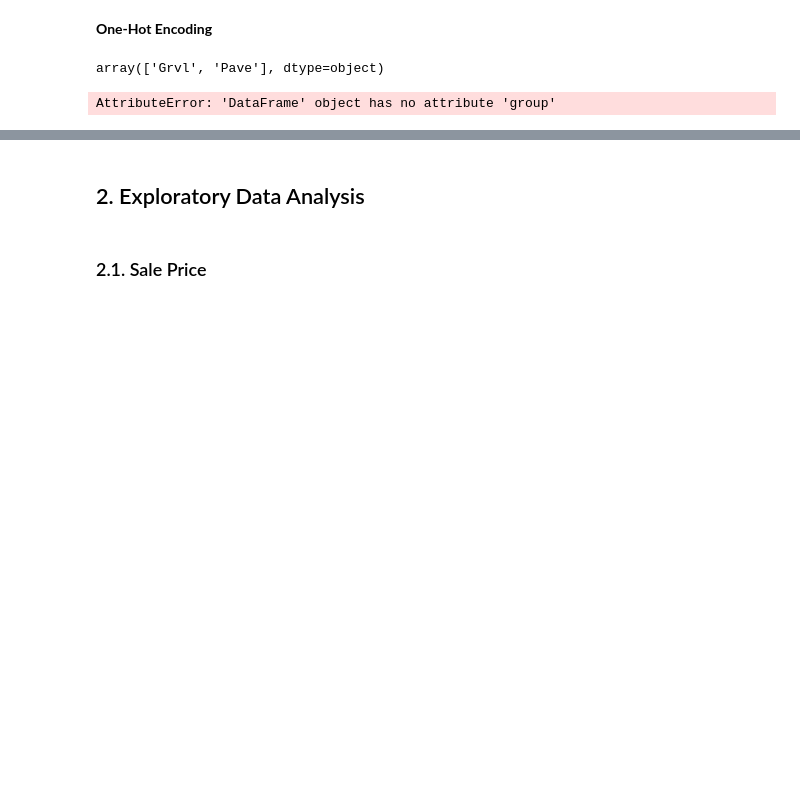
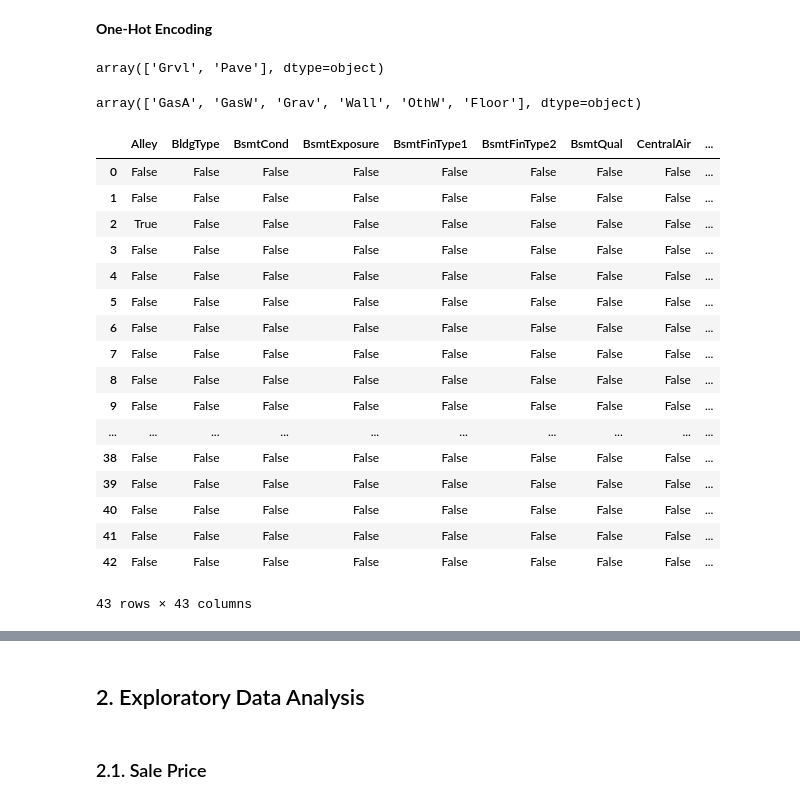
Before and after one commit to hamnasz/Machine-Learning-Basic-Projects, a Jupyter notebook: Regression/Project/ames-house-price.ipynb, the cells around one changed output, grey strips where cells are left out. Cells and saved outputs as stored; diff of their text form; code cells hidden in the pictures; blank space fills up the shorter version.

```diff
--- a/Regression/Project/ames-house-price.ipynb
+++ b/Regression/Project/ames-house-price.ipynb
@@ -331,6 +331,30 @@ train_data["Alley"].unique()
 # %% [output]
 array(['Grvl', 'Pave'], dtype=object)
 # %%
-train_data.group.unique()
+train_data.Heating.unique()
 # %% [output]
-AttributeError: 'DataFrame' object has no attribute 'group'
+array(['GasA', 'GasW', 'Grav', 'Wall', 'OthW', 'Floor'], dtype=object)
+# %%
+from sklearn.preprocessing import StandardScaler
+cat_features = [feature for feature in train_data.columns if train_data[feature].dtype == 'O']
+data1 = pd.get_dummies(cat_features)
+data1
+# %% [output]
+|  | Alley | BldgType | BsmtCond | BsmtExposure | BsmtFinType1 | BsmtFinType2 | BsmtQual | CentralAir | ... |
+| 0 | False | False | False | False | False | False | False | False | ... |
+| 1 | False | False | False | False | False | False | False | False | ... |
+| 2 | True | False | False | False | False | False | False | False | ... |
+| 3 | False | False | False | False | False | False | False | False | ... |
+| 4 | False | False | False | False | False | False | False | False | ... |
+| 5 | False | False | False | False | False | False | False | False | ... |
+| 6 | False | False | False | False | False | False | False | False | ... |
+| 7 | False | False | False | False | False | False | False | False | ... |
+| 8 | False | False | False | False | False | False | False | False | ... |
+| 9 | False | False | False | False | False | False | False | False | ... |
+| ... | ... | ... | ... | ... | ... | ... | ... | ... | ... |
+| 38 | False | False | False | False | False | False | False | False | ... |
+| 39 | False | False | False | False | False | False | False | False | ... |
+| 40 | False | False | False | False | False | False | False | False | ... |
+| 41 | False | False | False | False | False | False | False | False | ... |
+| 42 | False | False | False | False | False | False | False | False | ... |
+43 rows × 43 columns
```
Also changed, not shown: parts of 8 cells of this notebook.
